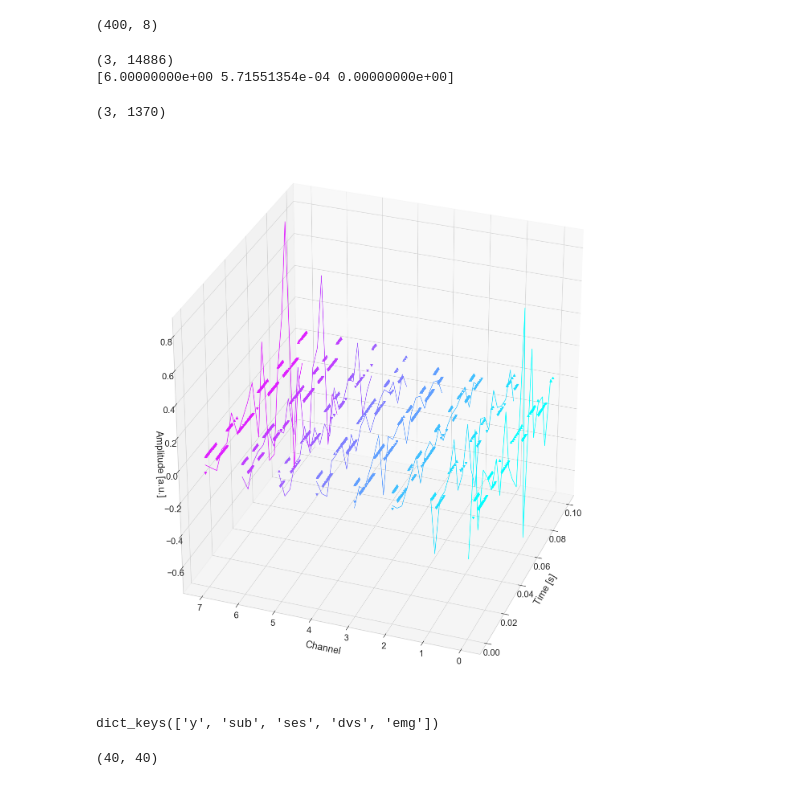
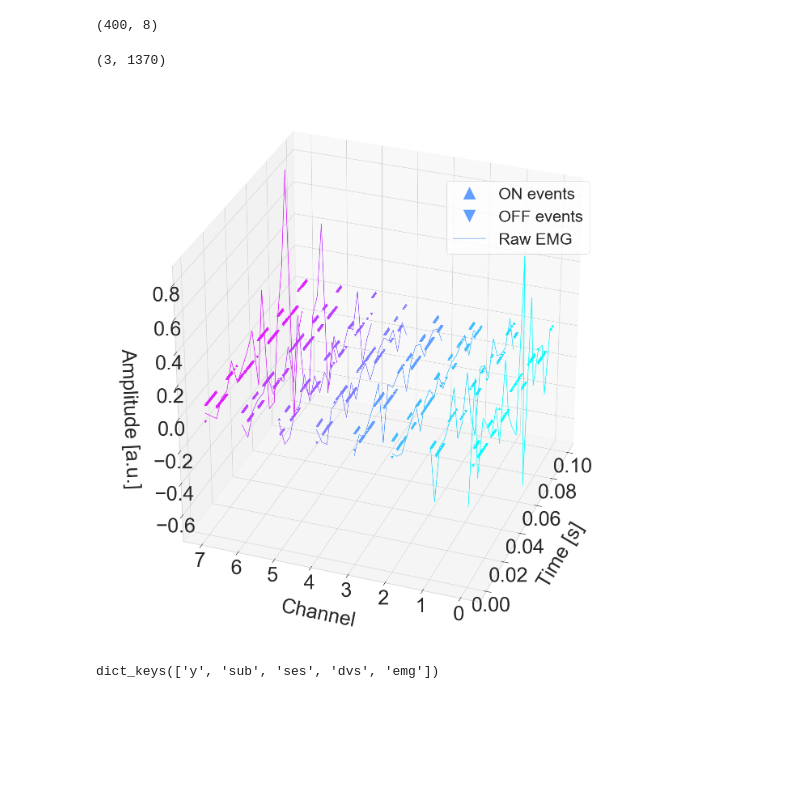
Before and after one commit to Enny1991/dvs_emg_fusion, a Jupyter notebook: plotting.ipynb, the cells around one changed output. Cells and saved outputs as stored; diff of their text form; code cells hidden in the pictures; blank space fills up the shorter version.

```diff
--- a/plotting.ipynb
+++ b/plotting.ipynb
@@ -128,8 +133,9 @@ AxesSubplot(0.125,0.125;0.775x0.755)
 # %%
-[EMG_final_scores, DVS_final_scores, fusion_scores, fusion_SOPs] = pickle.load(open('./ODIN_MorphIC_results/final_fusion.pkl', 'rb'))
+[_, _, fusion_scores, fusion_SOPs] = pickle.load(open('./ODIN_MorphIC_results/final_fusion.pkl', 'rb'))
+EMG_scores = pickle.load(open('./ODIN_MorphIC_results/lat_energy_ODIN.pkl', 'rb'))[0]		#Small bug corrected which made the initial EMG results appear better than expected.
+DVS_scores = pickle.load(open('./ODIN_MorphIC_results/lat_energy_MorphIC.pkl', 'rb'))[0]
 
 lat_times = [0.010, 0.030, 0.050, 0.070, 0.100, 0.150, 0.200]
-print(fusion_scores)
 
 with open('charlotte_results_v1.csv', 'w') as csv_file:
     file_writer = csv.writer(csv_file, delimiter=',')
@@ -139,10 +145,10 @@ with open('charlotte_results_v1.csv', 'w') as csv_file:
         for m, l in enumerate(i):
             file_writer.writerow(['fus', k, lat_times[m], l])
 
-    for k, i in enumerate(fusion_scores):
+    for k, i in enumerate(EMG_scores):
         for m, l in enumerate(i):
-            file_writer.writerow(['emg', k, lat_times[m], l - 10])
+            file_writer.writerow(['emg', k, lat_times[m], l])
 
-    for k, i in enumerate(fusion_scores):
+    for k, i in enumerate(DVS_scores):
         for m, l in enumerate(i):
-            file_writer.writerow(['img', k, lat_times[m], l - 5])
+            file_writer.writerow(['img', k, lat_times[m], l])
@@ -242,3 +273,6 @@ charlotte emg         0.0       1.0  2.977906
 sumit     emg         0.0       1.0  2.848121
           fus         0.0       1.0  1.119447
           img         0.0       1.0  0.467178
+# %%
+data = pd.read_csv('profile_all_v2.csv')
+print(data.keys())
@@ -292,50 +348,57 @@ print(a.shape)
 a /= np.std(a)
 # %% [output]
 (400, 8)
-# %%
-b = data['emg'][27]
-print(b.shape)
-print(b[:, 10])
-# %% [output]
-(3, 14886)
-[6.00000000e+00 5.71551354e-04 0.00000000e+00]
 # %%
 import matplotlib.pyplot as plt
+from matplotlib import rc
+
 from mpl_toolkits.mplot3d import Axes3D
+
+plt.rcParams.update({'font.size': 33})
+plt.rcParams['pdf.fonttype'] = 42
+plt.rcParams['ps.fonttype'] = 42
+rc('text', usetex=False)
 
 b = data['emg'][0]
 b = b[:, b[1] < 0.1]
 a = a[:20]
 print(b.shape)
 
 fig = plt.figure(figsize=(20, 20))
 ax = fig.add_subplot(111, projection='3d')
 
 for i in range(8):
     c = b[:, b[0] == i]
-    ax.plot(c[1, c[2] == 0], c[0, c[2] == 0],  np.ones_like(c[0, c[2] == 0]) * 0.05, '^', c=[0.125 * i, 1-0.125 * i, 1])
-    ax.plot(c[1, c[2] == 1], c[0, c[2] == 1],  np.ones_like(c[0, c[2] == 1]) * -1 * 0.05, 'v', c=[0.125 * i, 1-0.125 * i, 1])
+    kwargs= {'label': 'ON events'} if i == 3 else {}
+    ax.plot(c[1, c[2] == 0], c[0, c[2] == 0],  np.ones_like(c[0, c[2] == 0]) * 0.05, '^', c=[0.125 * i, 1-0.125 * i, 1], **kwargs)
+    kwargs= {'label': 'OFF events'} if i == 3 else {}
+    ax.plot(c[1, c[2] == 1], c[0, c[2] == 1],  np.ones_like(c[0, c[2] == 1]) * -1 * 0.05, 'v', c=[0.125 * i, 1-0.125 * i, 1], **kwargs)
+    kwargs= {'label': 'Raw EMG'} if i == 3 else {}
+    ax.plot(np.arange(20) / 200, np.ones(20) * i,  a[:, i], '-', c=[0.125 * i, 1-0.125 * i, 1], **kwargs)
 
-#     ax.plot(c[1, c[2] == 0], np.ones_like(c[0, c[2] == 0]) * 8,  np.ones_like(c[0, c[2] == 0]) * np.max(a[:, i]), '^', c=[0.125 * i, 1-0.125 * i, 1])
 
-    ax.plot(np.arange(20) / 200, np.ones(20) * i,  a[:, i], '-', c=[0.125 * i, 1-0.125 * i, 1])
-
-#     ax.plot(np.arange(20) / 200, np.ones(20) * 8,  a[:, i], '-', c=[0.125 * i, 1-0.125 * i, 1])
+fontsize = 50
 
 ax.view_init(30, 200)
-ax.set_xlabel("Time [s]")
-ax.set_ylabel("Channel")
-ax.set_zlabel("Amplitude [a.u.]")
-ax.xaxis.labelpad = 20
-ax.yaxis.labelpad = 20
-ax.zaxis.labelpad = 10
+ax.set_xlabel("Time [s]", fontsize=fontsize)
+ax.set_ylabel("Channel", fontsize=fontsize)
+ax.set_zlabel("Amplitude [a.u.]", fontsize=fontsize)
+ax.xaxis.labelpad = 60
+ax.yaxis.labelpad = 50
+ax.zaxis.labelpad = 60
+
+ax.zaxis.set_tick_params(labelsize=fontsize)
+ax.yaxis.set_tick_params(labelsize=fontsize)
+ax.xaxis.set_tick_params(labelsize=fontsize)
 
 plt.tight_layout()
 
-plt.savefig('emg_3d_v2.pdf', transparent=True, bbox_to_inches='tight')
+ax.legend(title="", loc="upper right", ncol=1, bbox_to_anchor=(0.9, .85), fontsize=40, markerscale=5)
+
+plt.savefig('emg_3d_v4.pdf', transparent=True, bbox_to_inches='tight')
 # %% [output]
 (3, 1370)
-[figure, old version]
+[figure, new version]
 # %%
 import pickle as pkl
 data = pkl.load(open('/Users/enea/Downloads/relax21_cropped_dvs_emg_spikes.pkl', 'rb'))
@@ -349,17 +412,6 @@ def create_frame(x, y, dim=(128, 128)):
     for _x, _y in zip(x.astype('int32'), y.astype('int32')):
         img[dim[0] - 1 - _x,_y] += 1
     return img
-# %%
-xx, yy = np.meshgrid(np.arange(40), np.arange(40))
-
-X =  xx
-Y =  yy
-
-data = create_frame(b[0][b[3] == 0],  b[1][b[3] == 0], dim=(40, 40))
-
-print(data.shape)
-# %% [output]
-(40, 40)
 # %%
 from matplotlib.colors import ListedColormap, LinearSegmentedColormap
 cmap = ListedColormap([(1,1,1, 0)] + [(0.125 * i, 1-0.125 * i, 1, 1) for i in range(8)])
```
Also changed, not shown: parts of 12 cells of this notebook.
